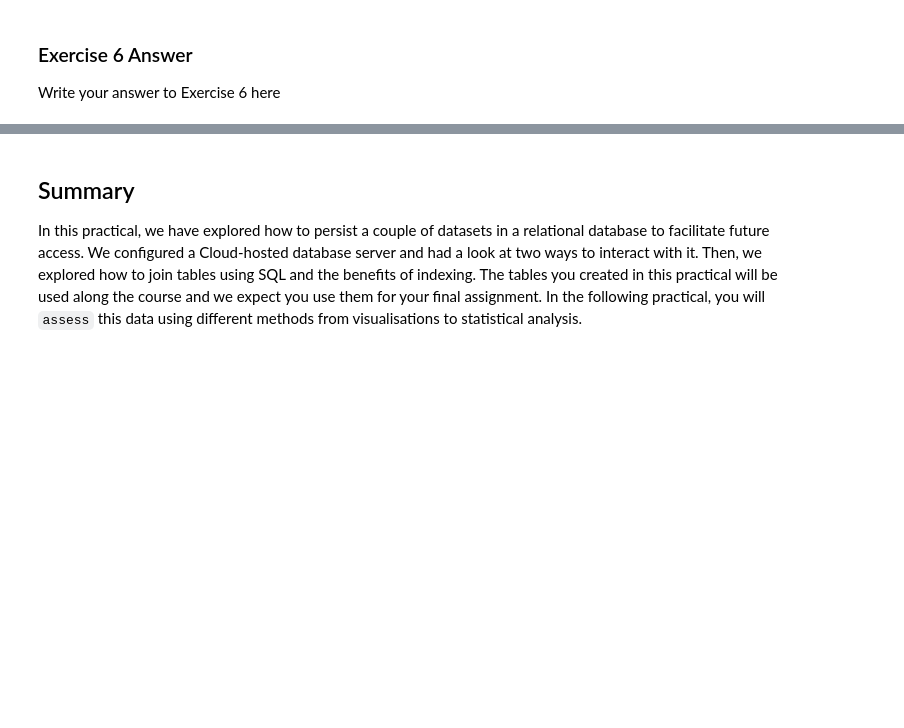
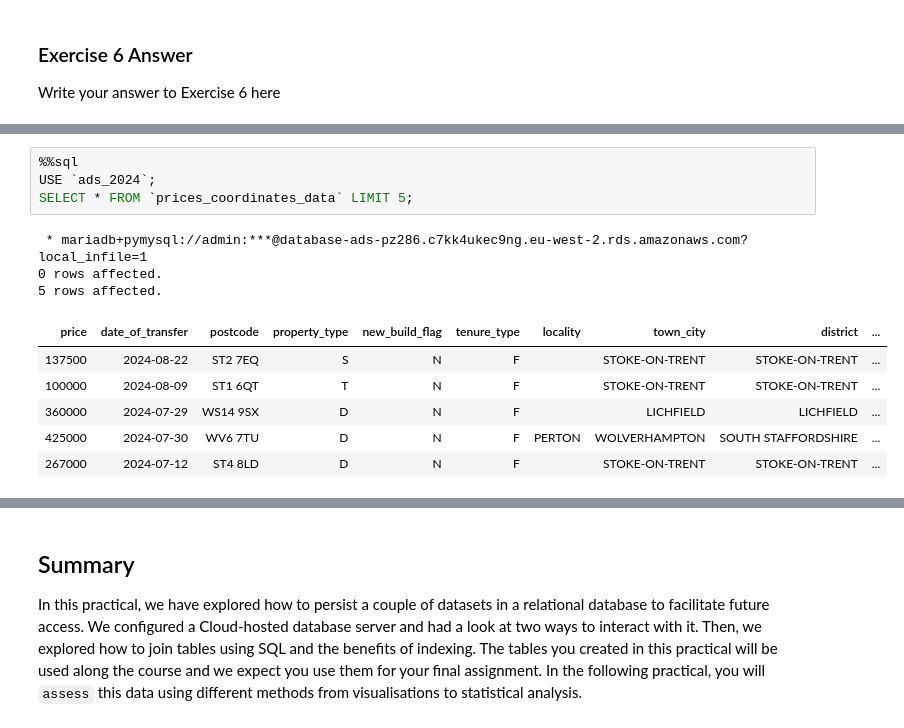
Before and after one commit to Pidongg/pz286_ads_2024, a Jupyter notebook: _notebooks/01-access-assess.ipynb, the cells around one changed output, grey strips where cells are left out. Saved outputs shown, nothing was run; the diff lists cells and outputs as text; blank space fills up the shorter version.

```diff
--- a/_notebooks/01-access-assess.ipynb
+++ b/_notebooks/01-access-assess.ipynb
@@ -1183,3 +1187,17 @@ Approx Row Count: 0.7 M
 
 Indices:
  - PRIMARY (BTREE): Column db_id
+# %%
+%%sql
+USE `ads_2024`;
+SELECT * FROM `prices_coordinates_data` LIMIT 5;
+# %% [output]
+ * mariadb+pymysql://admin:***@database-ads-pz286.c7kk4ukec9ng.eu-west-2.rds.amazonaws.com?local_infile=1
+0 rows affected.
+5 rows affected.
+| price | date_of_transfer | postcode | property_type | new_build_flag | tenure_type | locality | town_city | district | ... |
+| 137500 | 2024-08-22 | ST2 7EQ | S | N | F |  | STOKE-ON-TRENT | STOKE-ON-TRENT | ... |
+| 100000 | 2024-08-09 | ST1 6QT | T | N | F |  | STOKE-ON-TRENT | STOKE-ON-TRENT | ... |
+| 360000 | 2024-07-29 | WS14 9SX | D | N | F |  | LICHFIELD | LICHFIELD | ... |
+| 425000 | 2024-07-30 | WV6 7TU | D | N | F | PERTON | WOLVERHAMPTON | SOUTH STAFFORDSHIRE | ... |
+| 267000 | 2024-07-12 | ST4 8LD | D | N | F |  | STOKE-ON-TRENT | STOKE-ON-TRENT | ... |
```
Also changed, not shown: parts of 3 cells of this notebook.
